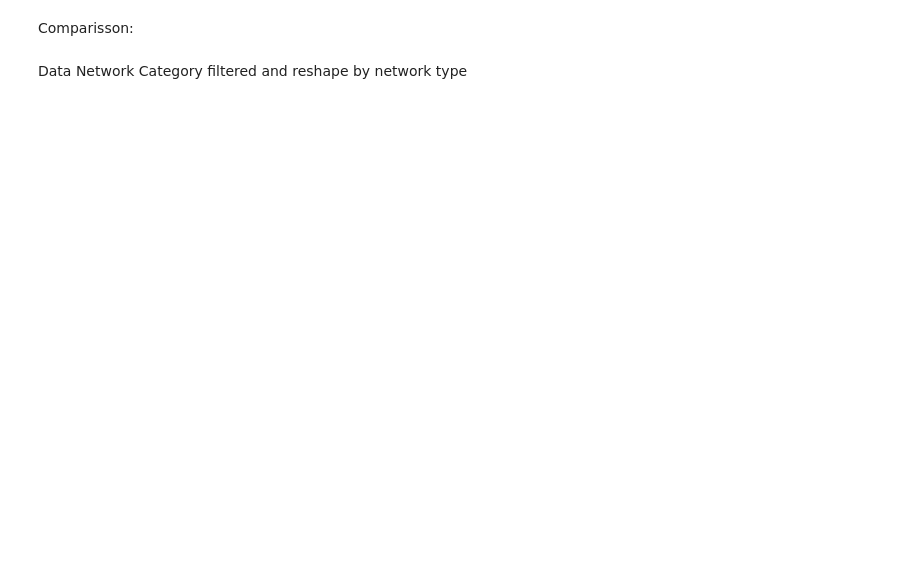
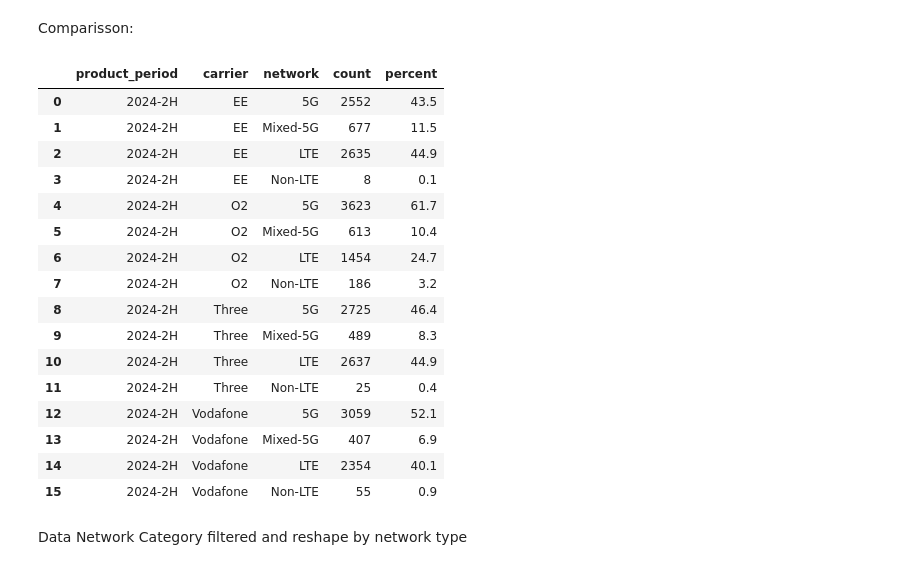
Before and after one commit to ookla-jennymassari/dq_reporting_test.py, a Jupyter notebook: dq_reporting_notebook.ipynb, the cells around one changed output. Cells and saved outputs as stored; diff of their text form; code cells hidden in the pictures; blank space fills up the shorter version.

```diff
--- a/dq_reporting_notebook.ipynb
+++ b/dq_reporting_notebook.ipynb
@@ -10,6 +10,17 @@ import seaborn as sns
 load_dotenv()
 # %% [output]
 True
+# %%
+country = "UK"
+
+if (country == "US"):
+    test_type_id = [19, 20, 26]
+
+
+if (country == "UK"):
+    test_type_id = [19, 20]
+
+test_type_id_str = ", ".join(map(str, test_type_id))
 # %% [markdown]
 Carrier colors dictionary:
 # %%
@@ -124,3 +139,13 @@ comp_csid = 12381
+# %%
+# comp_csid = 12381
+#Boston
+# comp_csid = 12331
+#NY
+# comp_csid = 12506
+#Liverpool UK
+# comp_csid = 12264
+# London
+comp_csid = 12265
 # %%
 ts_comp = f'''
 SELECT
@@ -415,30 +456,51 @@ Comparisson:
 # %%
 network_category_comp = f'''
 with best_network_type as (
   select pro.product_period, c.friendly_name as carrier,
   md2.fn_get_best_network_type(ts.test_type_id, ts.net_types, tea.network_types, tea.call_network_type, tea.nr_status_filtered, tea.nr_bearer_status_filtered,tea.nr_bearer_allocation_status_filtered,',') best_network_type
   from prod_rsr_partitions.test_event_aggr_{comp_csid} tea
   join prod_ms_partitions.test_summary_{comp_csid} ts using (test_event_id)
   join md2.carriers c on (c.carrier_id = ts.carrier_id)
   join md2.product_periods pro using(product_period_id)
-  where c.friendly_name NOT IN ('Dish') AND  ts.blacklisted = false and ts.flag_valid = true and ts.collection_set_period_id is not null and ts.test_type_id in (20,19,26)
+  where c.friendly_name NOT IN ('Dish')
+  AND  ts.blacklisted = false and ts.flag_valid = true
+  and ts.collection_set_period_id is not null
+  and ts.test_type_id in ({test_type_id_str})
 ),
 data_network_category as (
 select product_period, carrier,
     case when best_network_type in ('NR SA','NR NSA') then '5G'
     when best_network_type in ('NR SA, LTE','NR NSA, LTE') then 'Mixed-5G'
       when best_network_type in ('LTE') then 'LTE'
     else 'Non-LTE' end as network
 from best_network_type
 )
 select product_period, carrier, network, count(*) as count, round(100 * count(*) / sum(count(*)) over (partition by carrier),1) as percent
 from data_network_category
 group by product_period, carrier, network
 order by carrier, case when network = '5G' then 1 when network = 'Mixed-5G' then 2 when network = 'LTE' then 3 when network = 'Non-LTE' then 4 end
 '''
 df_network_category_comp = pd.read_sql_query(network_category_comp, con=os.getenv('RSR_SVC_CONN'))
 
-# df_network_category_comp.head()
+df_network_category_comp.head(len(df_network_category_comp))
+# %% [output]
+|  | product_period | carrier | network | count | percent |
+| 0 | 2024-2H | EE | 5G | 2552 | 43.5 |
+| 1 | 2024-2H | EE | Mixed-5G | 677 | 11.5 |
+| 2 | 2024-2H | EE | LTE | 2635 | 44.9 |
+| 3 | 2024-2H | EE | Non-LTE | 8 | 0.1 |
+| 4 | 2024-2H | O2 | 5G | 3623 | 61.7 |
+| 5 | 2024-2H | O2 | Mixed-5G | 613 | 10.4 |
+| 6 | 2024-2H | O2 | LTE | 1454 | 24.7 |
+| 7 | 2024-2H | O2 | Non-LTE | 186 | 3.2 |
+| 8 | 2024-2H | Three | 5G | 2725 | 46.4 |
+| 9 | 2024-2H | Three | Mixed-5G | 489 | 8.3 |
+| 10 | 2024-2H | Three | LTE | 2637 | 44.9 |
+| 11 | 2024-2H | Three | Non-LTE | 25 | 0.4 |
+| 12 | 2024-2H | Vodafone | 5G | 3059 | 52.1 |
+| 13 | 2024-2H | Vodafone | Mixed-5G | 407 | 6.9 |
+| 14 | 2024-2H | Vodafone | LTE | 2354 | 40.1 |
+| 15 | 2024-2H | Vodafone | Non-LTE | 55 | 0.9 |
 # %% [markdown]
 Data Network Category filtered and reshape by network type
 # %%
```
Also changed, not shown: parts of 26 cells of this notebook, 2 other files.
